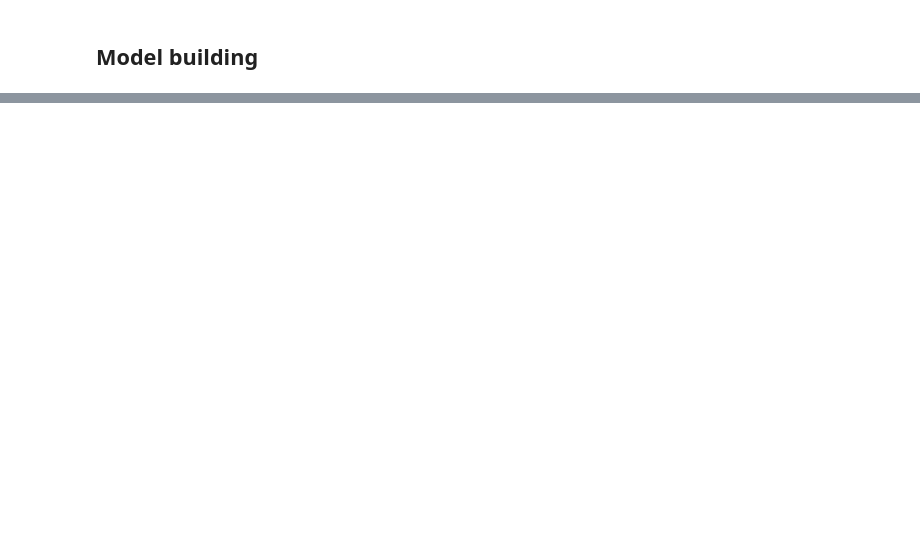
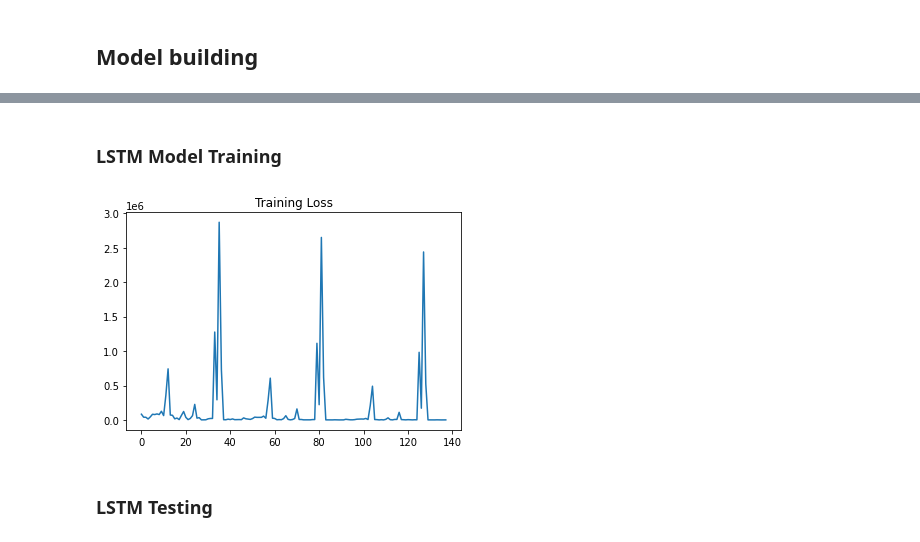
Before and after one commit to YLSphere/stock-price-analysis, a Jupyter notebook: Stock analysis.ipynb, the cells around one changed output, grey strips where cells are left out. Cells and saved outputs as stored; diff of their text form; code cells hidden in the pictures; blank space fills up the shorter version.

Commit message:
Baseline Model predictions

```diff
--- a/Stock analysis.ipynb
+++ b/Stock analysis.ipynb
@@ -193,0 +214,2 @@ class LSTM(nn.Module):
+# %%
+device = torch.device('cuda:0' if torch.cuda.is_available() else 'cpu')
@@ -193,0 +244,33 @@ class LSTM(nn.Module):
+# %%
+lstm = LSTM(feature_size, hidden_size, output_dim, num_layers).to(device)
+
+optimizer = optim.Adam(lstm.parameters(), lr = lr)
+
+lossFunction = nn.MSELoss().to(device)
+# %% [markdown]
+### LSTM Model Training
+# %%
+trainLoss = []
+
+for i in tqdm(range(epochs)):
+    for n in range(batch_size, trainX.shape[0], batch_size):
+        lstm.zero_grad()
+        inp = trainX[n-batch_size:n, :, :].to(torch.float32)
+        out = trainY[n-batch_size:n, :, :].to(torch.float32)
+
+        output = lstm(inp)
+
+        loss = lossFunction(output, out)
+        trainLoss.append(loss)
+        loss.backward()
+        optimizer.step()T
+# %%
+trainLoss = [int(x) for x in trainLoss]
+# %%
+plt.plot(range(len(trainLoss)), trainLoss)
+plt.title('Training Loss')
+plt.show()
+# %% [output]
+[figure, added]
+# %% [markdown]
+### LSTM Testing
```
Also changed, not shown: parts of 18 cells of this notebook.
